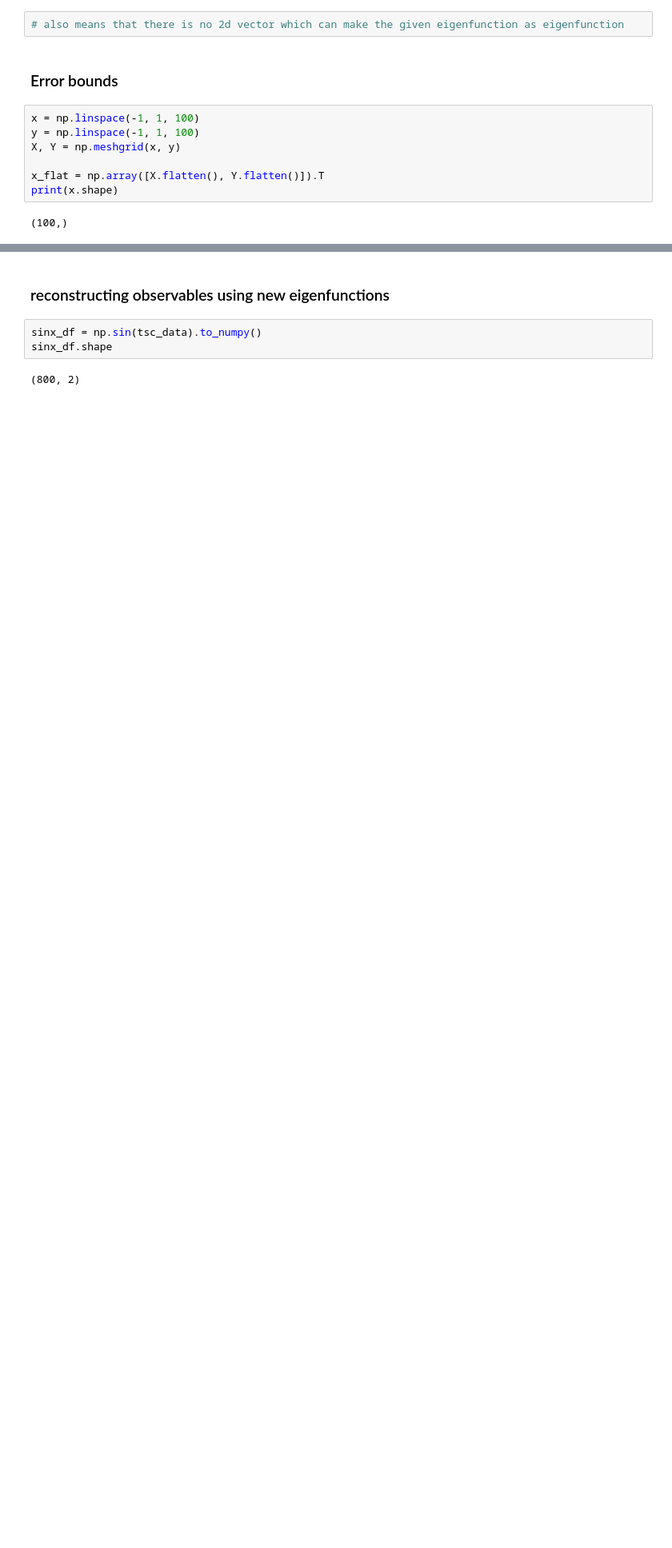
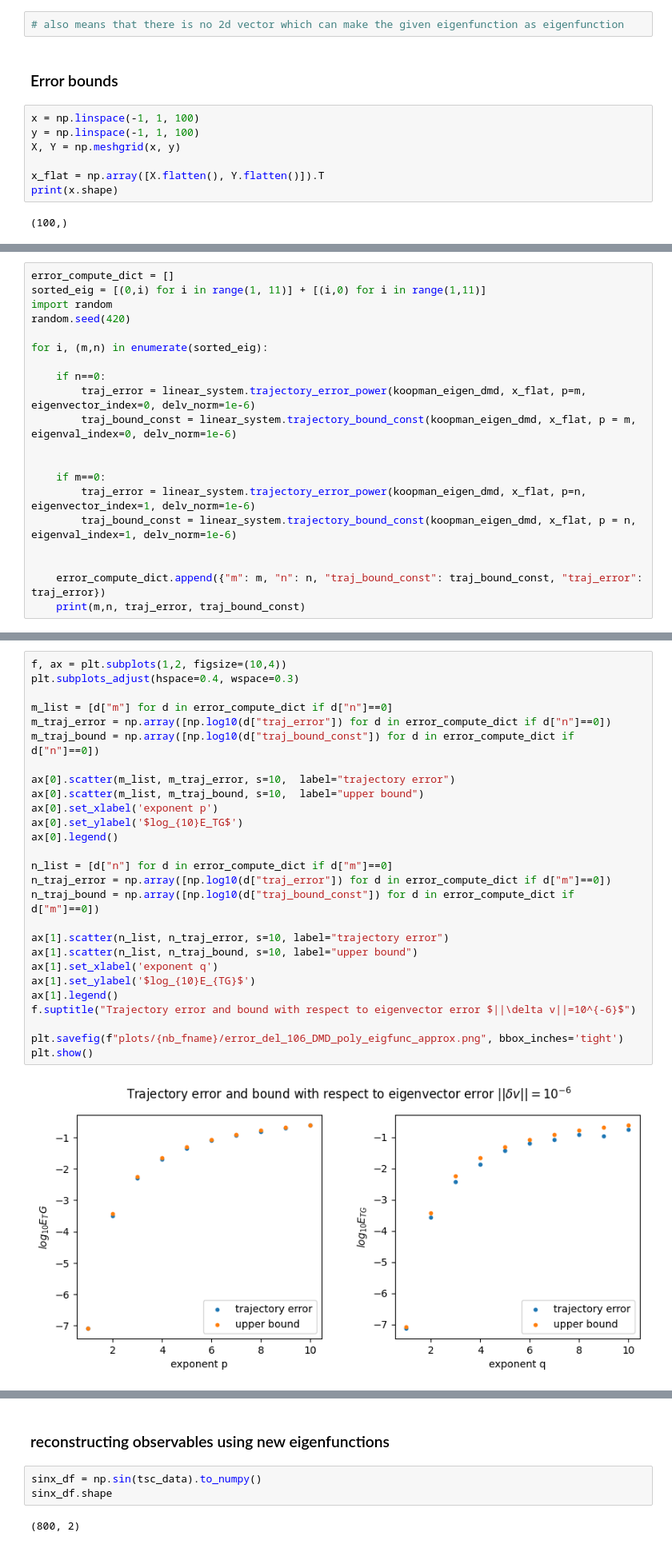
Before and after one commit to saksham219/koopman_eigensolvers, a Jupyter notebook: extend_linear_system_eigenfunctions_DMD.ipynb, the cells around one changed output, grey strips where cells are left out. Shown at 80% size. Drawn from its saved outputs; the diff is of its cells as text; blank space fills up the shorter version.

```diff
--- a/extend_linear_system_eigenfunctions_DMD.ipynb
+++ b/extend_linear_system_eigenfunctions_DMD.ipynb
@@ -722,0 +682,20 @@ using delvnorm:  1e-06
+# %%
+error_compute_dict = []
+sorted_eig = [(0,i) for i in range(1, 11)] + [(i,0) for i in range(1,11)]
+import random
+random.seed(420)
+
+for i, (m,n) in enumerate(sorted_eig):
+
+    if n==0:
+        traj_error = linear_system.trajectory_error_power(koopman_eigen_dmd, x_flat, p=m, eigenvector_index=0, delv_norm=1e-6)
+        traj_bound_const = linear_system.trajectory_bound_const(koopman_eigen_dmd, x_flat, p = m, eigenval_index=0, delv_norm=1e-6)
+
+
+    if m==0:
+        traj_error = linear_system.trajectory_error_power(koopman_eigen_dmd, x_flat, p=n, eigenvector_index=1, delv_norm=1e-6)
+        traj_bound_const = linear_system.trajectory_bound_const(koopman_eigen_dmd, x_flat, p = n, eigenval_index=1, delv_norm=1e-6)
+
+
+    error_compute_dict.append({"m": m, "n": n, "traj_bound_const": traj_bound_const, "traj_error": traj_error})
+    print(m,n, traj_error, traj_bound_const)
@@ -722,0 +720,29 @@ using delvnorm:  1e-06
+# %%
+f, ax = plt.subplots(1,2, figsize=(10,4))
+plt.subplots_adjust(hspace=0.4, wspace=0.3)
+
+m_list = [d["m"] for d in error_compute_dict if d["n"]==0]
+m_traj_error = np.array([np.log10(d["traj_error"]) for d in error_compute_dict if d["n"]==0])
+m_traj_bound = np.array([np.log10(d["traj_bound_const"]) for d in error_compute_dict if d["n"]==0])
+
+ax[0].scatter(m_list, m_traj_error, s=10,  label="trajectory error")
+ax[0].scatter(m_list, m_traj_bound, s=10,  label="upper bound")
+ax[0].set_xlabel('exponent p')
+ax[0].set_ylabel('$log_{10}E_TG$')
+ax[0].legend()
+
+n_list = [d["n"] for d in error_compute_dict if d["m"]==0]
+n_traj_error = np.array([np.log10(d["traj_error"]) for d in error_compute_dict if d["m"]==0])
+n_traj_bound = np.array([np.log10(d["traj_bound_const"]) for d in error_compute_dict if d["m"]==0])
+
+ax[1].scatter(n_list, n_traj_error, s=10, label="trajectory error")
+ax[1].scatter(n_list, n_traj_bound, s=10, label="upper bound")
+ax[1].set_xlabel('exponent q')
+ax[1].set_ylabel('$log_{10}E_{TG}$')
+ax[1].legend()
+f.suptitle("Trajectory error and bound with respect to eigenvector error $||\delta v||=10^{-6}$")
+
+plt.savefig(f"plots/{nb_fname}/error_del_106_DMD_poly_eigfunc_approx.png", bbox_inches='tight')
+plt.show()
+# %% [output]
+[figure, added]
```
Also changed, not shown: parts of 33 cells of this notebook.
